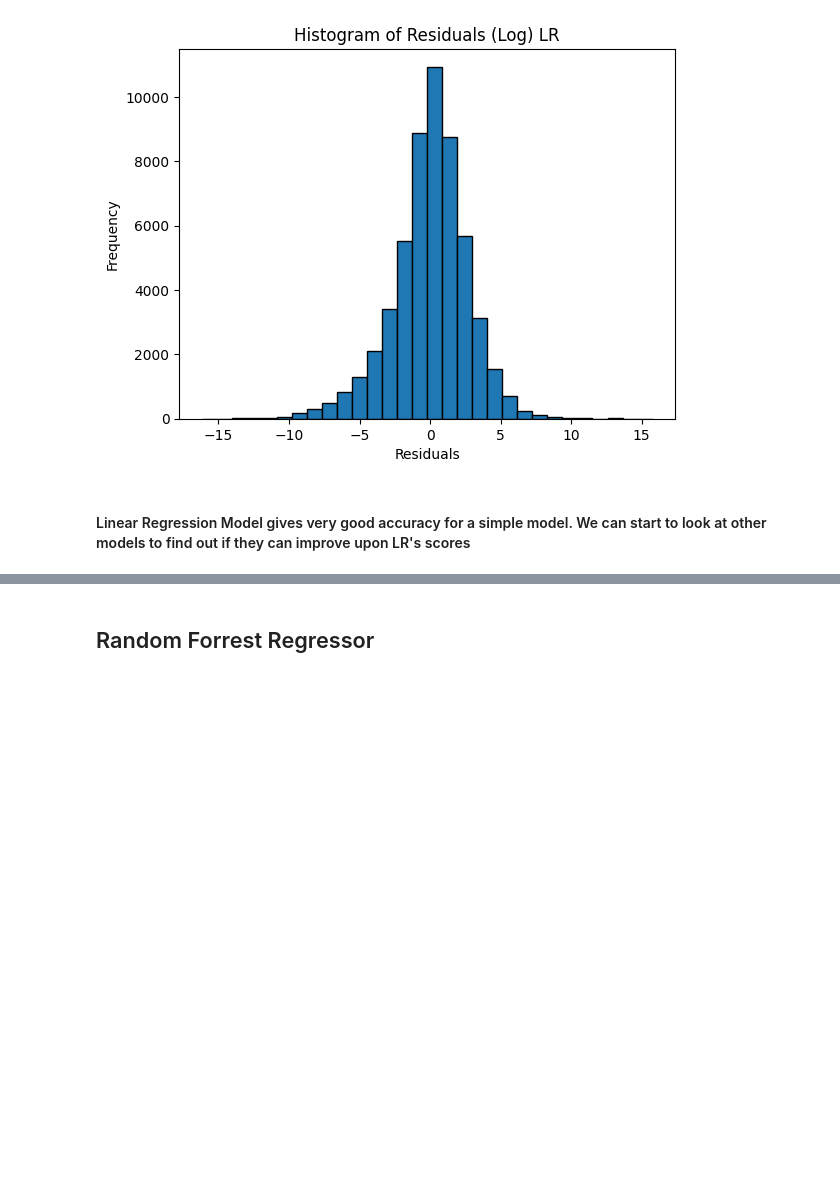
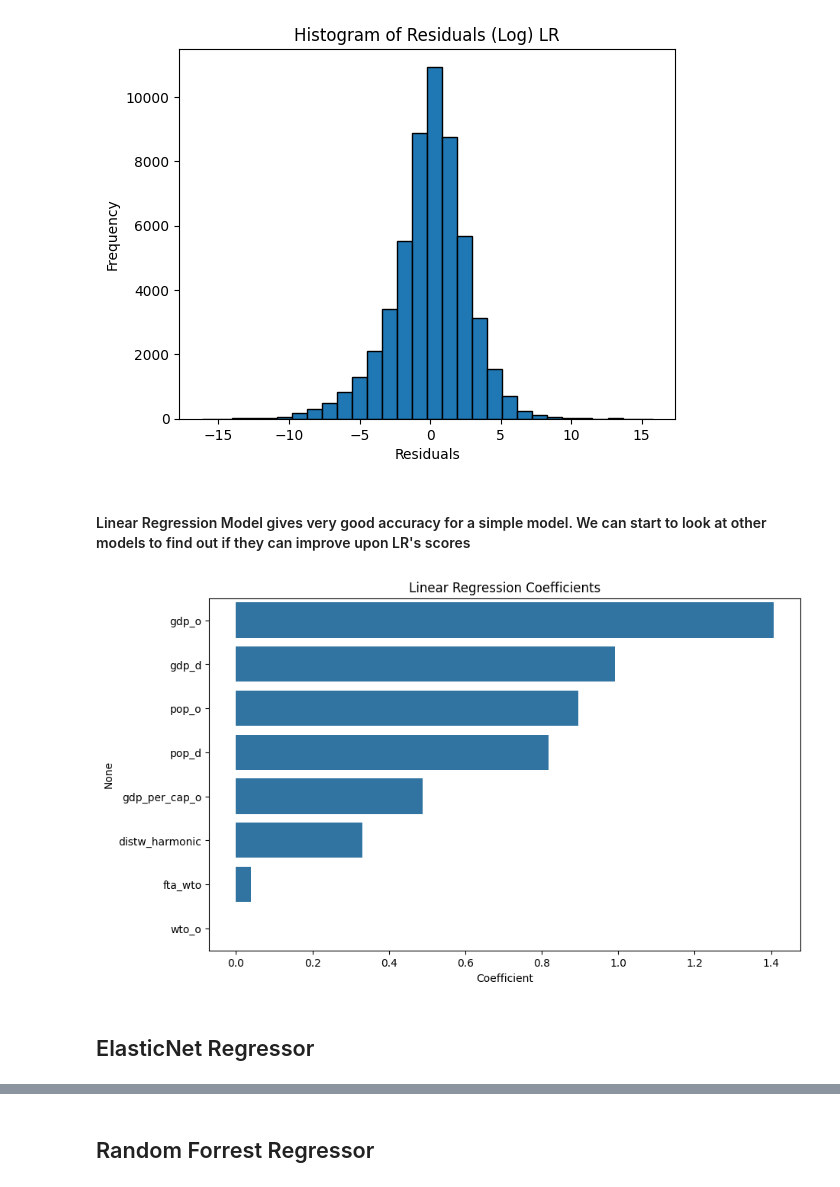
Before and after one commit to danielcoles1989/dc_accelerator, a Jupyter notebook: notebook_ml.ipynb, the cells around one changed output, grey strips where cells are left out. Cells and saved outputs as stored; diff of their text form; code cells hidden in the pictures; blank space fills up the shorter version.

```diff
--- a/notebook_ml.ipynb
+++ b/notebook_ml.ipynb
@@ -92,4 +287,7 @@ results_rmse = []
 # %%
+# create dataframe for tuned models
+tuned_scores_df = pd.DataFrame()
+
 # create a simple LR pipeline
 lr_pipeline = Pipeline(
     steps=[
@@ -100,14 +298,14 @@ lr_pipeline = Pipeline(
 
 # simple gridcv params
 params = {
-    'regressor__positive': [True, False]
+    'regressor__positive': [True, False],
+    'regressor__n_jobs': [None, 2, 3]
 }
 
 # run grid search
 lr_grid = GridSearchCV(
     estimator= lr_pipeline,
     param_grid=params,
-    n_jobs=2,
     scoring='neg_mean_squared_error',
     cv=5,
     verbose=1
@@ -120,8 +318,11 @@ lr_grid.fit(X_train, y_train)
 best_lr_model = lr_grid.best_estimator_
 y_pred = best_lr_model.predict(X_test)
 rmse = root_mean_squared_error(y_test, y_pred)
-results_models.append('Linear Regression')
-results_rmse.append(rmse)
+
+tuned_scores_df = pd.concat([tuned_scores_df, pd.DataFrame({
+        'model': ['linear_regression']*5,
+        'scores': np.exp(rmse)
+    })])
 
 print(f'Best Params for LR model: {lr_grid.best_params_}')
 print(f'RMSE for LR transformed back: {np.exp(rmse)}')
@@ -158,3 +359,21 @@ check_residuals(y_test, y_pred, 'LR')
 [figure]
 # %% [markdown]
 #### Linear Regression Model gives very good accuracy for a simple model. We can start to look at other models to find out if they can improve upon LR's scores
+# %%
+# can we find coefficients for the LR model?
+lr_model = LinearRegression(**{'n_jobs': None, 'positive': False})
+lr_model.fit(X_train, y_train)
+
+#make df of coeff's
+lr_coef = pd.DataFrame(lr_model.coef_, index=X.columns, columns=['Coefficient'])
+lr_coef.sort_values(by='Coefficient', ascending=False)
+
+# plot
+plt.figure(figsize=(10, 6))
+sns.barplot(x='Coefficient', y=lr_coef.index, data=lr_coef.sort_values(by='Coefficient', ascending=False))
+plt.title('Linear Regression Coefficients')
+plt.show();
+# %% [output]
+[figure, added]
+# %% [markdown]
+## ElasticNet Regressor
```
Also changed, not shown: parts of 16 cells of this notebook, 1 other file.
